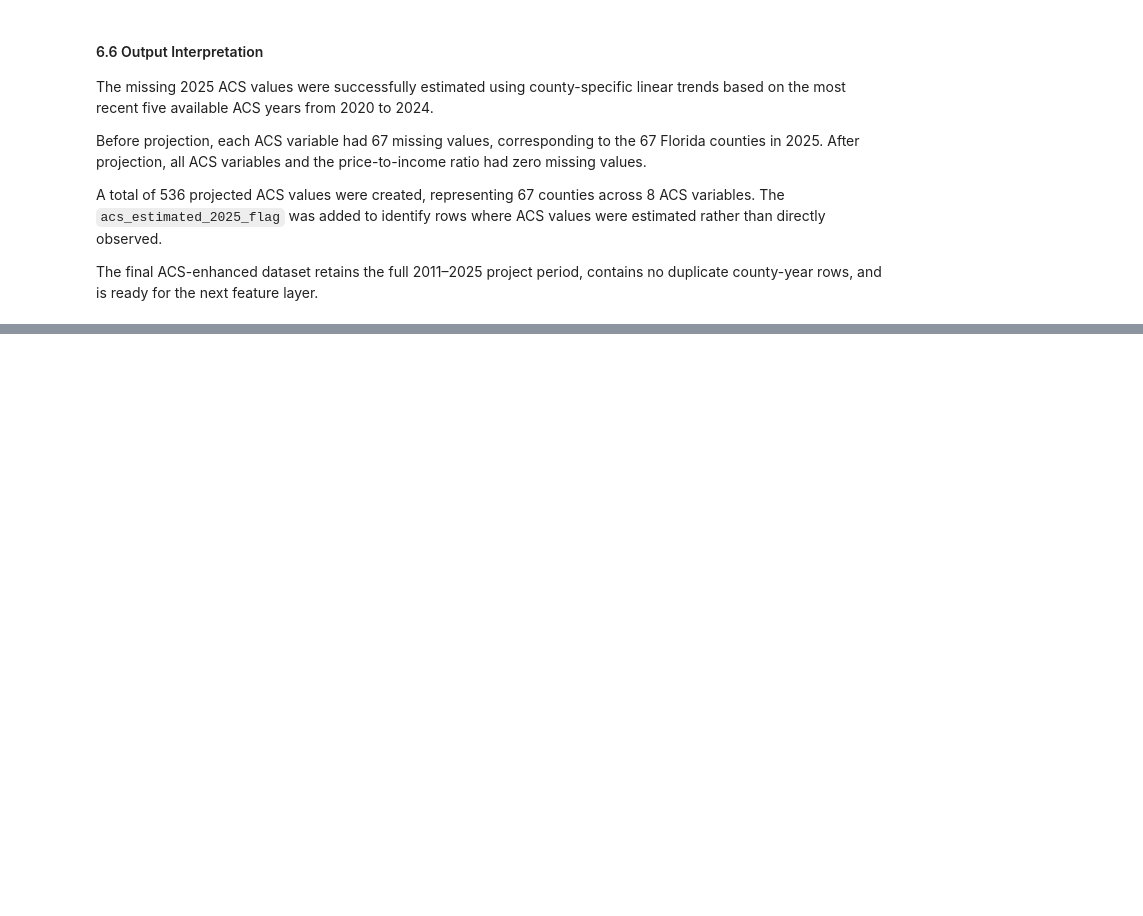
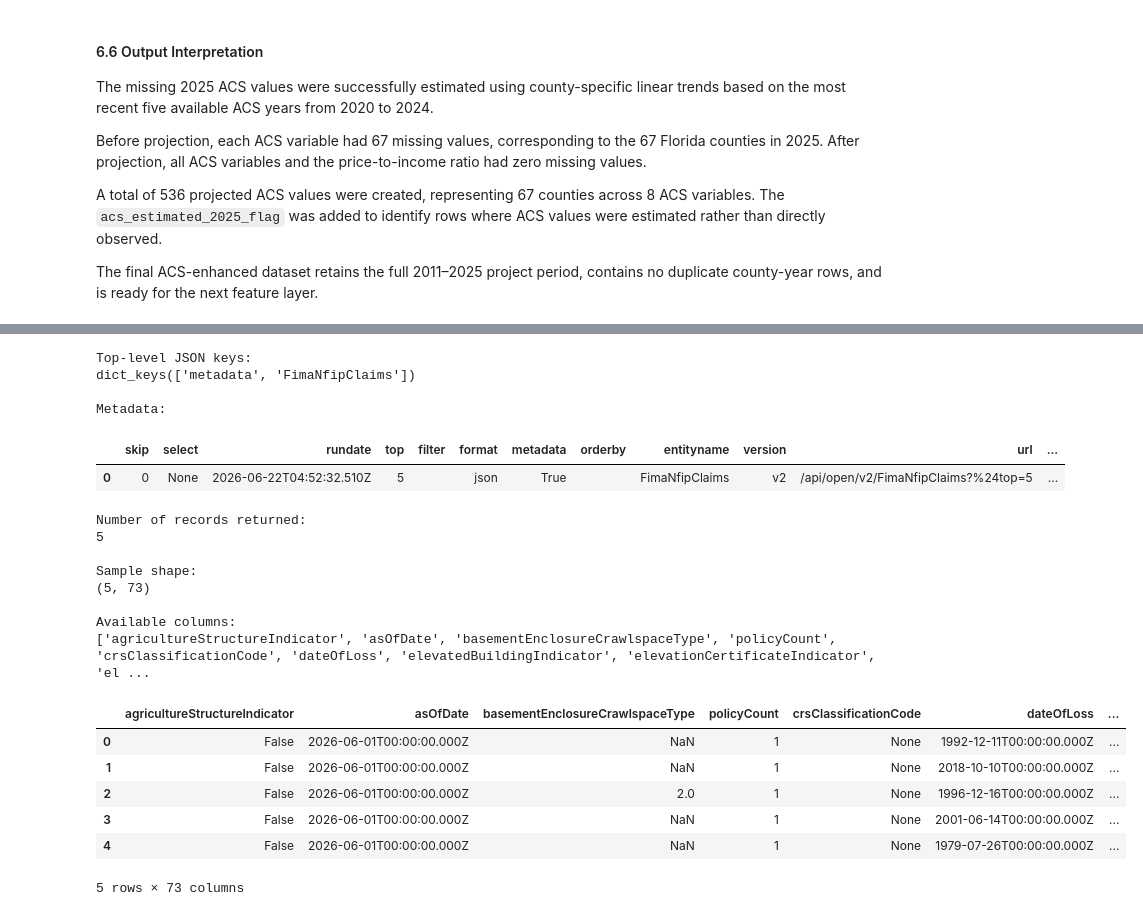
Before and after one commit to NimrahAltafAdam/climate-risk-housing-valuation, a Jupyter notebook: notebooks/04_county_year_vulnerability_dataset.ipynb, the cells around one changed output, grey strips where cells are left out. Cells and saved outputs as stored; diff of their text form; code cells hidden in the pictures; blank space fills up the shorter version.

```diff
--- a/notebooks/04_county_year_vulnerability_dataset.ipynb
+++ b/notebooks/04_county_year_vulnerability_dataset.ipynb
@@ -2826,0 +3253,69 @@ The final ACS-enhanced dataset retains the full 2011–2025 project period, cont
+# %%
+# ==================================================
+# 7.2E Inspect NFIP Claims Fields
+# ==================================================
+
+# --------------------------------------------------
+# Convert claims response to JSON
+# --------------------------------------------------
+
+claims_json = claims_response.json()
+
+# --------------------------------------------------
+# Inspect top-level JSON keys
+# --------------------------------------------------
+
+print("Top-level JSON keys:")
+print(claims_json.keys())
+
+# --------------------------------------------------
+# Inspect metadata
+# --------------------------------------------------
+
+print("\nMetadata:")
+display(pd.DataFrame([claims_json["metadata"]]))
+
+# --------------------------------------------------
+# Extract records
+# --------------------------------------------------
+
+claims_records = claims_json["FimaNfipClaims"]
+
+print("\nNumber of records returned:")
+print(len(claims_records))
+
+# --------------------------------------------------
+# Convert sample records to dataframe
+# --------------------------------------------------
+
+claims_sample = pd.DataFrame(claims_records)
+
+print("\nSample shape:")
+print(claims_sample.shape)
+
+print("\nAvailable columns:")
+print(claims_sample.columns.tolist())
+
+display(claims_sample.head())
+# %% [output]
+Top-level JSON keys:
+dict_keys(['metadata', 'FimaNfipClaims'])
+
+Metadata:
+|  | skip | select | rundate | top | filter | format | metadata | orderby | entityname | version | url | ... |
+| 0 | 0 | None | 2026-06-22T04:52:32.510Z | 5 |  | json | True |  | FimaNfipClaims | v2 | /api/open/v2/FimaNfipClaims?%24top=5 | ... |
+Number of records returned:
+5
+
+Sample shape:
+(5, 73)
+
+Available columns:
+['agricultureStructureIndicator', 'asOfDate', 'basementEnclosureCrawlspaceType', 'policyCount', 'crsClassificationCode', 'dateOfLoss', 'elevatedBuildingIndicator', 'elevationCertificateIndicator', 'el ...
+|  | agricultureStructureIndicator | asOfDate | basementEnclosureCrawlspaceType | policyCount | crsClassificationCode | dateOfLoss | ... |
+| 0 | False | 2026-06-01T00:00:00.000Z | NaN | 1 | None | 1992-12-11T00:00:00.000Z | ... |
+| 1 | False | 2026-06-01T00:00:00.000Z | NaN | 1 | None | 2018-10-10T00:00:00.000Z | ... |
+| 2 | False | 2026-06-01T00:00:00.000Z | 2.0 | 1 | None | 1996-12-16T00:00:00.000Z | ... |
+| 3 | False | 2026-06-01T00:00:00.000Z | NaN | 1 | None | 2001-06-14T00:00:00.000Z | ... |
+| 4 | False | 2026-06-01T00:00:00.000Z | NaN | 1 | None | 1979-07-26T00:00:00.000Z | ... |
+5 rows × 73 columns
```
Also changed, not shown: parts of 32 cells of this notebook.
